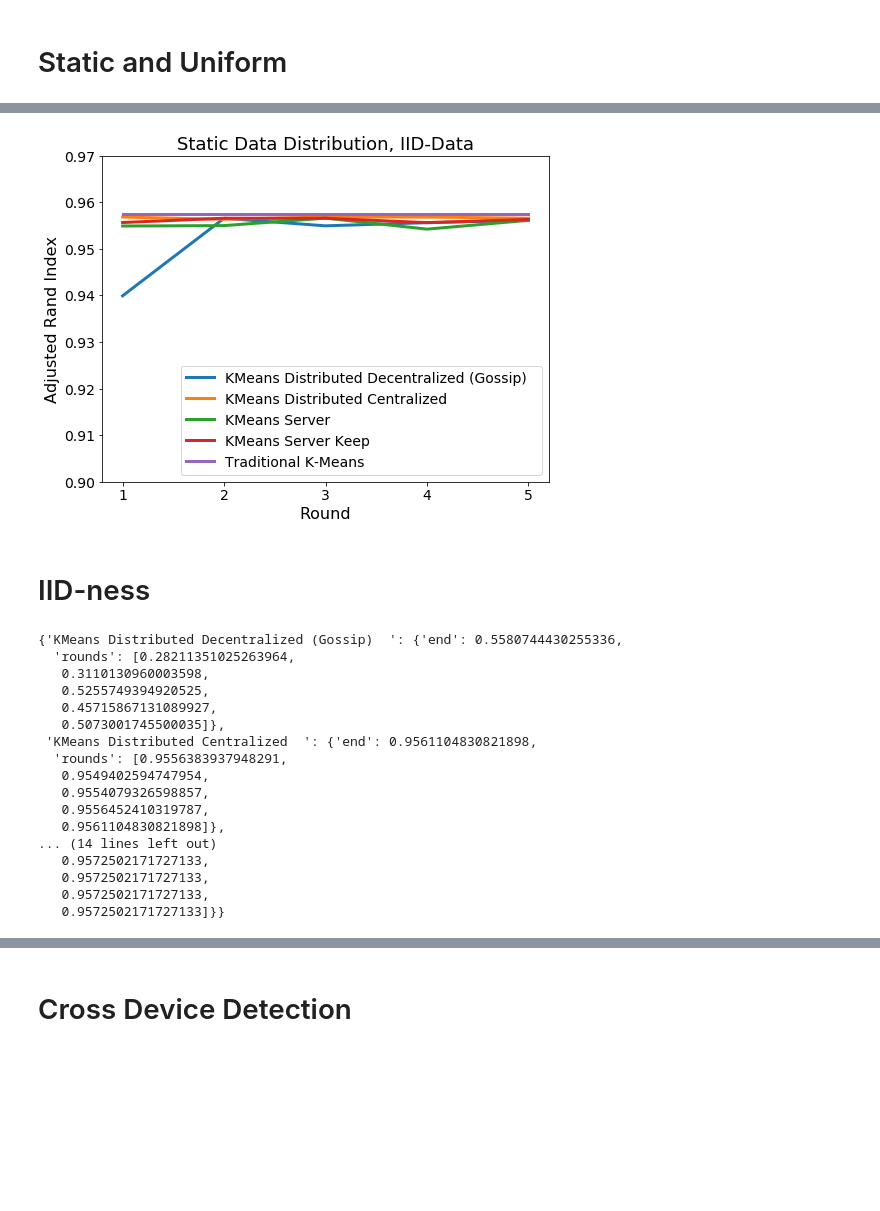
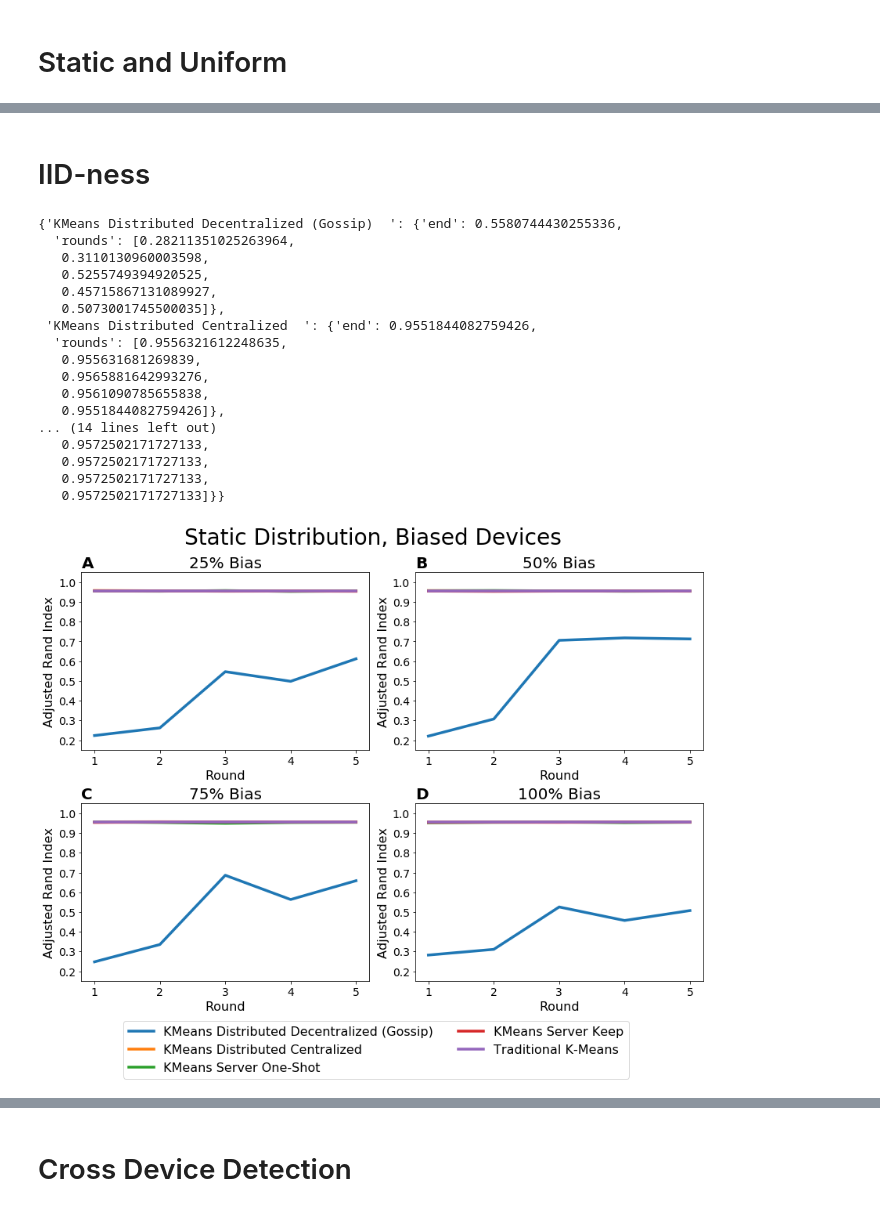
Before and after one commit to Danieltech99/CS-242-Clustering, a Jupyter notebook: generate_figures.ipynb, the cells around one changed output, grey strips where cells are left out. Saved outputs shown, nothing was run; the diff lists cells and outputs as text; code cells hidden in the pictures; blank space fills up the shorter version.

```diff
--- a/generate_figures.ipynb
+++ b/generate_figures.ipynb
@@ -34,26 +49,24 @@ results["Static and Uniform"]
 # %%
-plt.figure(figsize=(8, 6))
-for label, data in results["Static and Uniform"].items():
-    plt.plot(range(1, len(data["rounds"]) + 1), data["rounds"], label=label, linewidth=3)
-plt.title("Static Data Distribution, IID-Data", fontsize=18)
-plt.xlabel("Round", fontsize=16)
-plt.xticks(range(1, 6), fontsize=14)
-plt.ylabel("Adjusted Rand Index", fontsize=16)
-# plt.ylim(0.8, 0.975)
-plt.yticks(np.arange(0.9, 0.971, 0.01), fontsize=14)
-plt.legend(loc="lower right", prop={'size': 14})
-plt.show()
+# plt.figure(figsize=(8, 6))
+# for label, data in results["Static and Uniform"].items():
+#     plt.plot(range(1, len(data["rounds"]) + 1), data["rounds"], label=label, linewidth=3)
+# plt.title("Static Data Distribution, IID-Data", fontsize=18)
+# plt.xlabel("Round", fontsize=16)
+# plt.xticks(range(1, 6), fontsize=14)
+# plt.ylabel("Adjusted Rand Index", fontsize=16)
+# plt.ylim(0.952, 0.958)
+# plt.yticks(np.arange(0.952, 0.958, 0.002), fontsize=14)
+# plt.legend(loc="lower right", prop={'size': 14})
+# plt.show()
-# %% [output]
-[figure, removed]
 # %% [markdown]
 # IID-ness
 # %%
 iid_keys = ["25% IID", "50% IID", "75% IID", "100% IID"]
 iid_key_mapping = {
-    "25% IID": "75% IID",
-    "50% IID": "50% IID",
-    "75% IID": "25% IID",
-    "100% IID": "0% IID"
+    "25% IID": "25% Bias",
+    "50% IID": "50% Bias",
+    "75% IID": "75% Bias",
+    "100% IID": "100% Bias"
 }
 
 results["100% IID"]
@@ -64,15 +77,45 @@ results["100% IID"]
    0.5255749394920525,
    0.45715867131089927,
    0.5073001745500035]},
- 'KMeans Distributed Centralized  ': {'end': 0.9561104830821898,
-  'rounds': [0.9556383937948291,
-   0.9549402594747954,
-   0.9554079326598857,
-   0.9556452410319787,
-   0.9561104830821898]},
+ 'KMeans Distributed Centralized  ': {'end': 0.9551844082759426,
+  'rounds': [0.9556321612248635,
+   0.955631681269839,
+   0.9565881642993276,
+   0.9561090785655838,
+   0.9551844082759426]},
 ... (14 lines left out)
    0.9572502171727133,
    0.9572502171727133,
    0.9572502171727133,
    0.9572502171727133]}}
+# %%
+fig, axes = plt.subplots(2, 2, figsize=(12, 10))
+axes = axes.flat
+handles = [0]*5
+for i, iid_key in enumerate(iid_keys):
+    for j, (label, data) in enumerate(results[iid_key].items()):
+        handles[j], = axes[i].plot(range(1, len(data["rounds"])+1),
+                                           data["rounds"],
+                                           label=labels[label],
+                                           linewidth=3.5)
+    axes[i].set_title(iid_key_mapping[iid_key], fontsize=20)
+    axes[i].set_xlabel("Round", fontsize=16)
+    axes[i].set_xticks(range(1, 6))
+    axes[i].tick_params(axis='x', labelsize= 14)
+    axes[i].set_ylim(0.15, 1.05)
+    axes[i].set_ylabel("Adjusted Rand Index", fontsize=16)
+    axes[i].set_yticks(np.arange(0.2, 1.1, 0.1))
+    axes[i].tick_params(axis='y', labelsize= 14)
+    axes[i].text(0, 1.025, string.ascii_uppercase[i], transform=axes[i].transAxes,
+                    size=20, weight='bold')
+
+
+plt.tight_layout()
+fig.subplots_adjust(bottom=0.175, top=0.9, hspace=0.3)
+fig.suptitle("Static Distribution, Biased Devices", size=28)
+fig.legend(handles=handles, loc="lower center", bbox_to_anchor=(0.5, -0.005), ncol=2, prop={'size': 16})
+plt.savefig("Figures/fig3.png", dpi=300)
+plt.show()
+# %% [output]
+[figure, added]
 # %%
```
Also changed, not shown: parts of 17 cells of this notebook, 9 other files.
